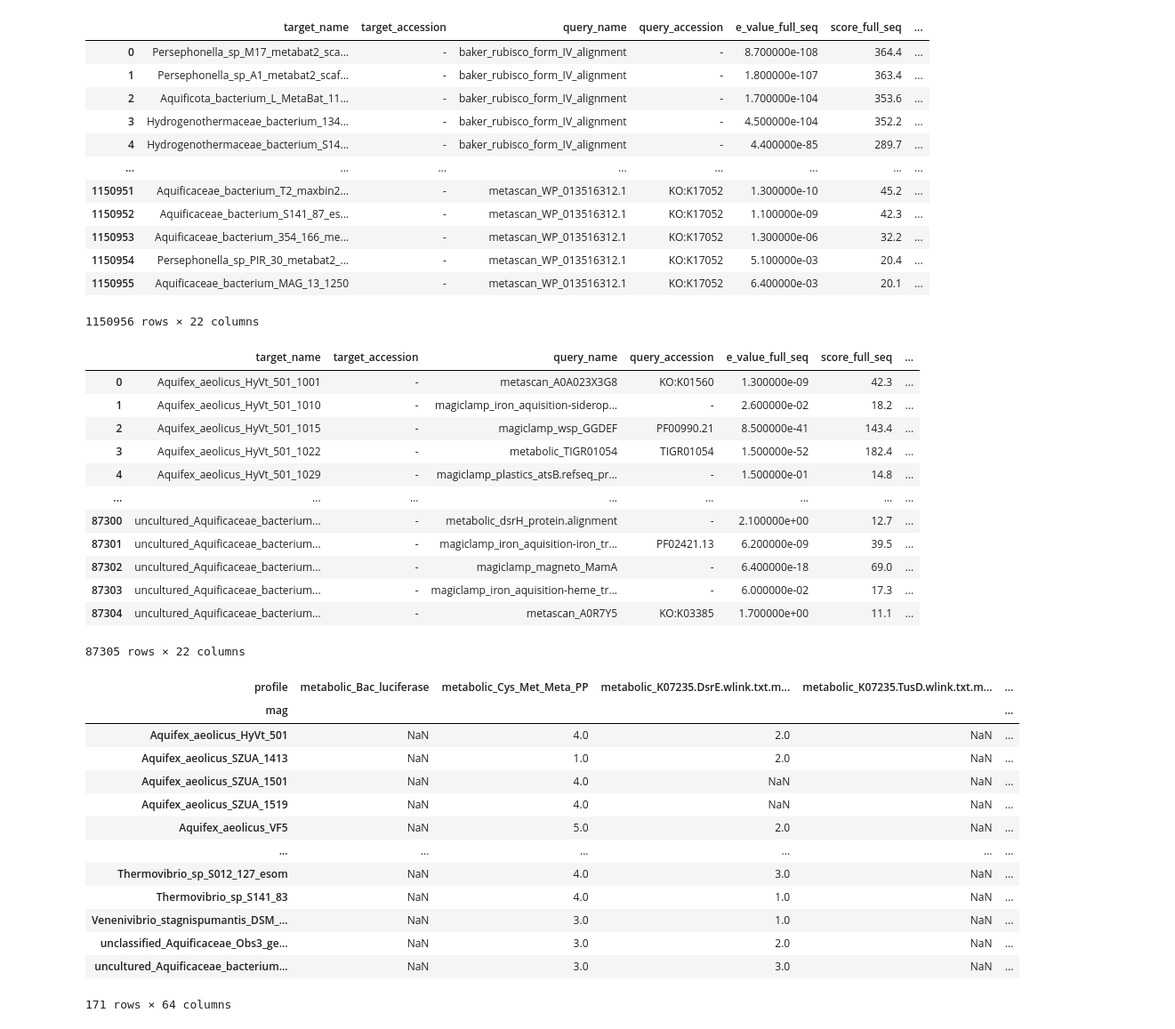
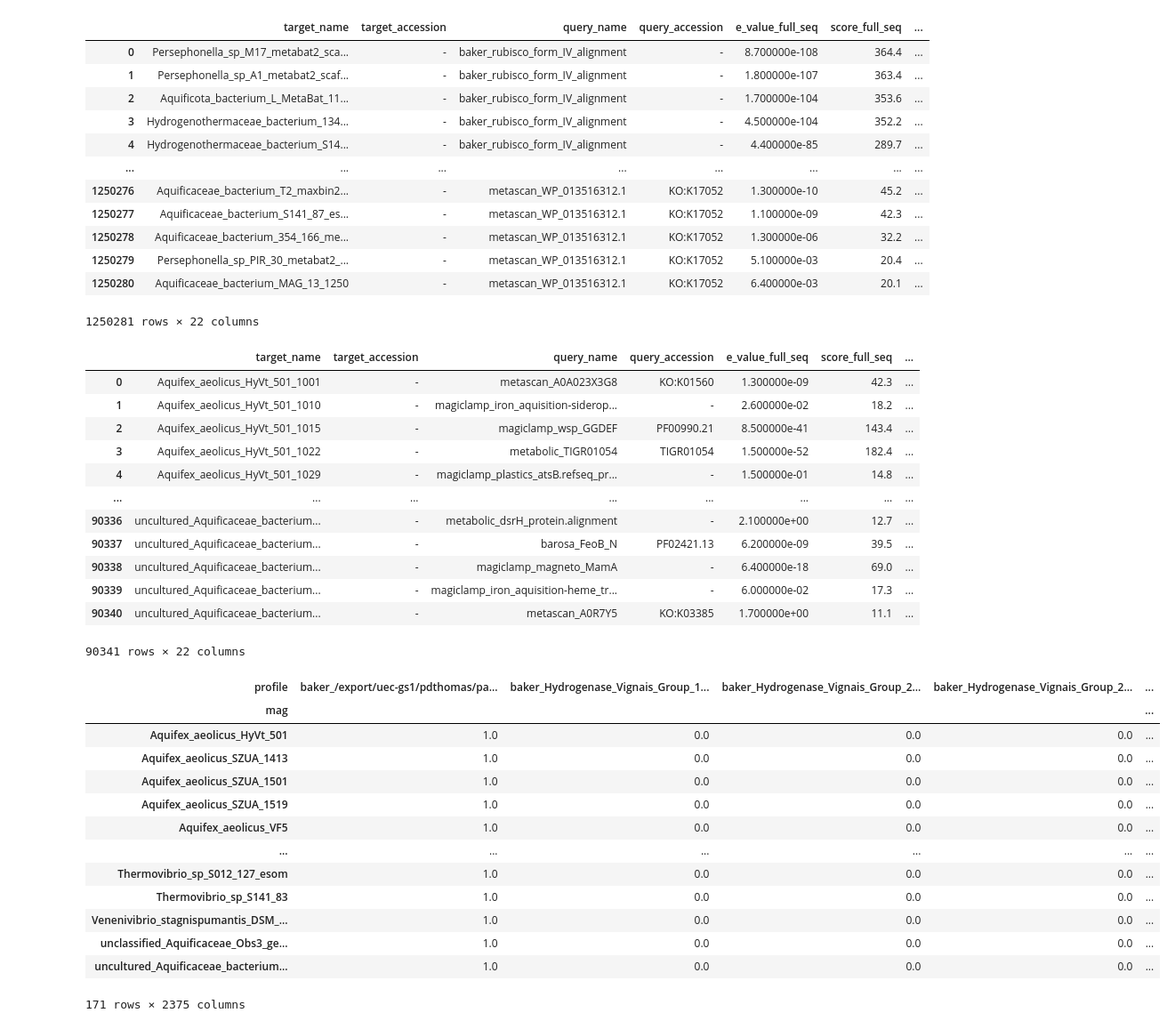
Before and after one commit to giovannellilab/faro-hmm, a Jupyter notebook: notebooks/Pipeline.ipynb, the cells around one changed output. Shown at 89% size. Saved outputs shown, nothing was run; the diff lists cells and outputs as text; code cells hidden in the pictures.

```diff
--- a/notebooks/Pipeline.ipynb
+++ b/notebooks/Pipeline.ipynb
@@ -14,10 +16,10 @@ import plotly.express as px
 from modules.hmm import get_hits, get_seqs
 # %%
-DATA_DIR = "../data/runs/aquificota/2024-09-08/"
+DATA_DIR = "../data/runs/aquificota/2024-09-29/"
 # %%
 hits_path = os.path.join(
     DATA_DIR,
-    "HighQ_Aquificota_Sequences_AA.fa_hmmer.txt"
+    "HighQ_Aquificota_Sequences_AA_hmmer.txt"
 )
 seqs_path = os.path.join(
     DATA_DIR,
@@ -50,18 +52,20 @@ hits_df
 | 3 | Hydrogenothermaceae_bacterium_134... | - | baker_rubisco_form_IV_alignment | - | 4.500000e-104 | 352.2 | ... |
 | 4 | Hydrogenothermaceae_bacterium_S14... | - | baker_rubisco_form_IV_alignment | - | 4.400000e-85 | 289.7 | ... |
 | ... | ... | ... | ... | ... | ... | ... | ... |
-| 1150951 | Aquificaceae_bacterium_T2_maxbin2... | - | metascan_WP_013516312.1 | KO:K17052 | 1.300000e-10 | 45.2 | ... |
-| 1150952 | Aquificaceae_bacterium_S141_87_es... | - | metascan_WP_013516312.1 | KO:K17052 | 1.100000e-09 | 42.3 | ... |
-| 1150953 | Aquificaceae_bacterium_354_166_me... | - | metascan_WP_013516312.1 | KO:K17052 | 1.300000e-06 | 32.2 | ... |
-| 1150954 | Persephonella_sp_PIR_30_metabat2_... | - | metascan_WP_013516312.1 | KO:K17052 | 5.100000e-03 | 20.4 | ... |
-| 1150955 | Aquificaceae_bacterium_MAG_13_1250 | - | metascan_WP_013516312.1 | KO:K17052 | 6.400000e-03 | 20.1 | ... |
+| 1250276 | Aquificaceae_bacterium_T2_maxbin2... | - | metascan_WP_013516312.1 | KO:K17052 | 1.300000e-10 | 45.2 | ... |
+| 1250277 | Aquificaceae_bacterium_S141_87_es... | - | metascan_WP_013516312.1 | KO:K17052 | 1.100000e-09 | 42.3 | ... |
+| 1250278 | Aquificaceae_bacterium_354_166_me... | - | metascan_WP_013516312.1 | KO:K17052 | 1.300000e-06 | 32.2 | ... |
+| 1250279 | Persephonella_sp_PIR_30_metabat2_... | - | metascan_WP_013516312.1 | KO:K17052 | 5.100000e-03 | 20.4 | ... |
+| 1250280 | Aquificaceae_bacterium_MAG_13_1250 | - | metascan_WP_013516312.1 | KO:K17052 | 6.400000e-03 | 20.1 | ... |
-1150956 rows × 22 columns
+1250281 rows × 22 columns
 # %%
 # Get only those hits with the lowest E-value
 hits_df_min = hits_df.loc[
     hits_df.groupby("target_name")["e_value_full_seq"].idxmin()
 ].reset_index(drop=True)
 
+del hits_df
+
 hits_df_min
 # %% [output]
 |  | target_name | target_accession | query_name | query_accession | e_value_full_seq | score_full_seq | ... |
@@ -71,43 +75,53 @@ hits_df_min
 | 3 | Aquifex_aeolicus_HyVt_501_1022 | - | metabolic_TIGR01054 | TIGR01054 | 1.500000e-52 | 182.4 | ... |
 | 4 | Aquifex_aeolicus_HyVt_501_1029 | - | magiclamp_plastics_atsB.refseq_pr... | - | 1.500000e-01 | 14.8 | ... |
 | ... | ... | ... | ... | ... | ... | ... | ... |
-| 87300 | uncultured_Aquificaceae_bacterium... | - | metabolic_dsrH_protein.alignment | - | 2.100000e+00 | 12.7 | ... |
-| 87301 | uncultured_Aquificaceae_bacterium... | - | magiclamp_iron_aquisition-iron_tr... | PF02421.13 | 6.200000e-09 | 39.5 | ... |
-| 87302 | uncultured_Aquificaceae_bacterium... | - | magiclamp_magneto_MamA | - | 6.400000e-18 | 69.0 | ... |
-| 87303 | uncultured_Aquificaceae_bacterium... | - | magiclamp_iron_aquisition-heme_tr... | - | 6.000000e-02 | 17.3 | ... |
-| 87304 | uncultured_Aquificaceae_bacterium... | - | metascan_A0R7Y5 | KO:K03385 | 1.700000e+00 | 11.1 | ... |
+| 90336 | uncultured_Aquificaceae_bacterium... | - | metabolic_dsrH_protein.alignment | - | 2.100000e+00 | 12.7 | ... |
+| 90337 | uncultured_Aquificaceae_bacterium... | - | barosa_FeoB_N | PF02421.13 | 6.200000e-09 | 39.5 | ... |
+| 90338 | uncultured_Aquificaceae_bacterium... | - | magiclamp_magneto_MamA | - | 6.400000e-18 | 69.0 | ... |
+| 90339 | uncultured_Aquificaceae_bacterium... | - | magiclamp_iron_aquisition-heme_tr... | - | 6.000000e-02 | 17.3 | ... |
+| 90340 | uncultured_Aquificaceae_bacterium... | - | metascan_A0R7Y5 | KO:K03385 | 1.700000e+00 | 11.1 | ... |
-87305 rows × 22 columns
+90341 rows × 22 columns
 # %%
 # Presence/abscence (remove for having the counts of many-vs-many)
 heat_df = hits_df_min[["mag", "query_name"]].copy()
+
+del hits_df_min
+
 heat_df = heat_df.rename(columns={"query_name": "profile"})
 heat_df = heat_df\
     .value_counts()\
-    .reset_index(drop=False)
+    .reset_index(drop=False)\
+    .rename(columns={0: "count"})
 
-# Filter by METABOLIC profiles
+# Add collumn for displaying presence/absence
+heat_df["presence"] = heat_df["count"].apply(lambda row: int(bool(row)))
+
+# Filter profiles
 heat_df["source"] = heat_df["profile"].str.split("_").str[0]
-heat_df = heat_df[heat_df["source"] == "metabolic"]
 
 heat_df = heat_df.pivot(
     index="mag",
     columns="profile",
-    values="count"
+    values="presence"
 )
+
+# Fill NaNs
+heat_df = heat_df.fillna(0.0)
+
 heat_df
 # %% [output]
-| profile | metabolic_Bac_luciferase | metabolic_Cys_Met_Meta_PP | metabolic_K07235.DsrE.wlink.txt.m... | metabolic_K07235.TusD.wlink.txt.m... | ... |
+| profile | baker_/export/uec-gs1/pdthomas/pa... | baker_Hydrogenase_Vignais_Group_1... | baker_Hydrogenase_Vignais_Group_2... | baker_Hydrogenase_Vignais_Group_2... | ... |
 | mag |  |  |  |  | ... |
-| Aquifex_aeolicus_HyVt_501 | NaN | 4.0 | 2.0 | NaN | ... |
-| Aquifex_aeolicus_SZUA_1413 | NaN | 1.0 | 2.0 | NaN | ... |
-| Aquifex_aeolicus_SZUA_1501 | NaN | 4.0 | NaN | NaN | ... |
-| Aquifex_aeolicus_SZUA_1519 | NaN | 4.0 | NaN | NaN | ... |
-| Aquifex_aeolicus_VF5 | NaN | 5.0 | 2.0 | NaN | ... |
+| Aquifex_aeolicus_HyVt_501 | 1.0 | 0.0 | 0.0 | 0.0 | ... |
+| Aquifex_aeolicus_SZUA_1413 | 1.0 | 0.0 | 0.0 | 0.0 | ... |
+| Aquifex_aeolicus_SZUA_1501 | 1.0 | 0.0 | 0.0 | 0.0 | ... |
+| Aquifex_aeolicus_SZUA_1519 | 1.0 | 0.0 | 0.0 | 0.0 | ... |
+| Aquifex_aeolicus_VF5 | 1.0 | 0.0 | 0.0 | 0.0 | ... |
 | ... | ... | ... | ... | ... | ... |
-| Thermovibrio_sp_S012_127_esom | NaN | 4.0 | 3.0 | NaN | ... |
-| Thermovibrio_sp_S141_83 | NaN | 4.0 | 1.0 | NaN | ... |
-| Venenivibrio_stagnispumantis_DSM_... | NaN | 3.0 | 1.0 | NaN | ... |
-| unclassified_Aquificaceae_Obs3_ge... | NaN | 3.0 | 2.0 | NaN | ... |
-| uncultured_Aquificaceae_bacterium... | NaN | 3.0 | 3.0 | NaN | ... |
+| Thermovibrio_sp_S012_127_esom | 1.0 | 0.0 | 0.0 | 0.0 | ... |
+| Thermovibrio_sp_S141_83 | 1.0 | 0.0 | 0.0 | 0.0 | ... |
+| Venenivibrio_stagnispumantis_DSM_... | 1.0 | 0.0 | 0.0 | 0.0 | ... |
+| unclassified_Aquificaceae_Obs3_ge... | 1.0 | 0.0 | 0.0 | 0.0 | ... |
+| uncultured_Aquificaceae_bacterium... | 1.0 | 0.0 | 0.0 | 0.0 | ... |
-171 rows × 64 columns
+171 rows × 2375 columns
 # %%
```
Also changed, not shown: parts of 6 cells of this notebook.
